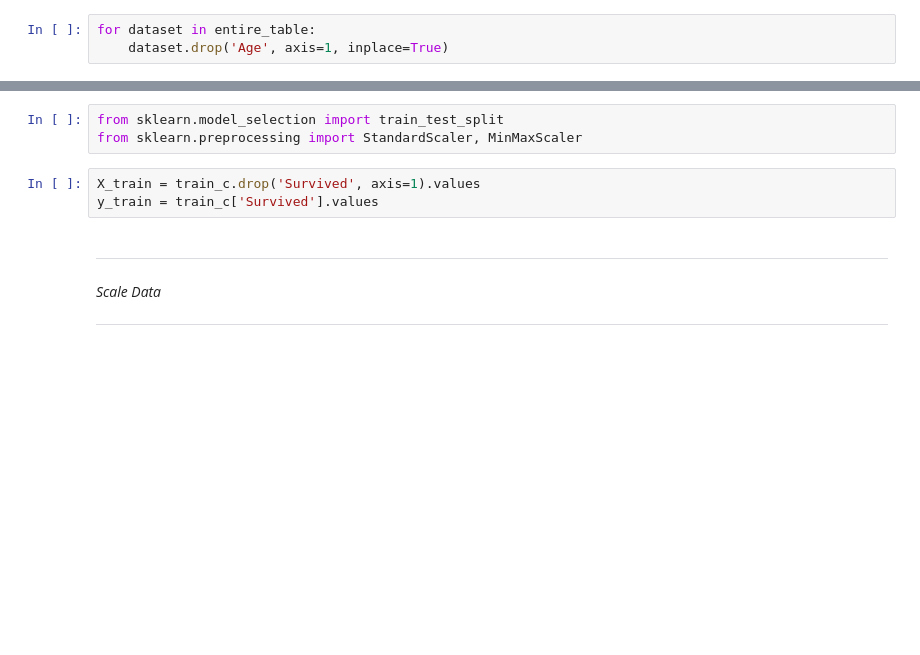
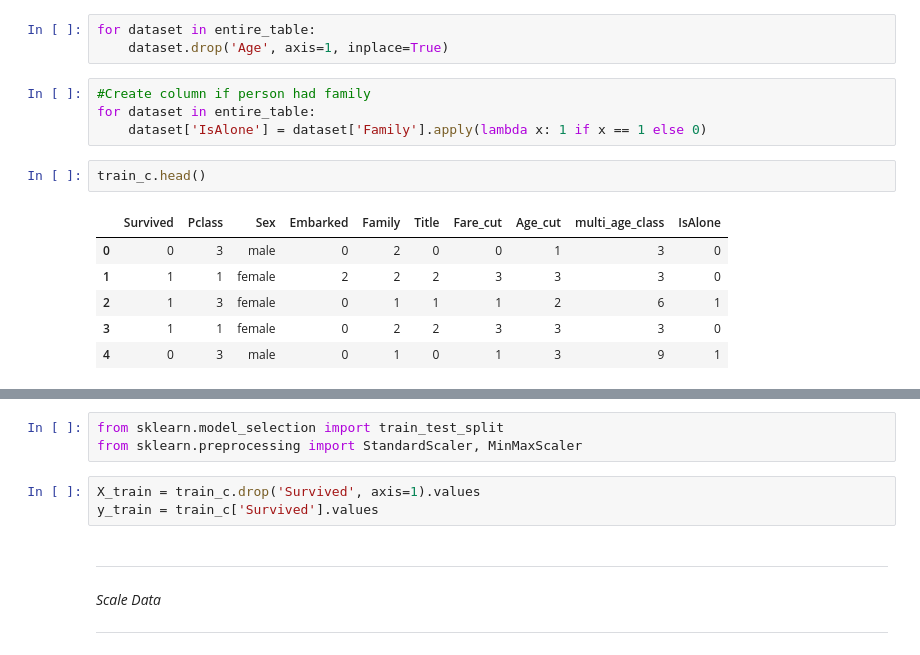
Before and after one commit to PatrykKotulak/Machine_Learning_Project, a Jupyter notebook: Titanic/Titanic_jupyter.ipynb, the cells around one changed output, grey strips where cells are left out. Saved outputs shown, nothing was run; the diff lists cells and outputs as text; blank space fills up the shorter version.

```diff
--- a/Titanic/Titanic_jupyter.ipynb
+++ b/Titanic/Titanic_jupyter.ipynb
@@ -563,6 +571,19 @@ Name: Survived, dtype: float64
 # %%
 for dataset in entire_table:
     dataset.drop('Age', axis=1, inplace=True)
+# %%
+#Create column if person had family
+for dataset in entire_table:
+    dataset['IsAlone'] = dataset['Family'].apply(lambda x: 1 if x == 1 else 0)
+# %%
+train_c.head()
+# %% [output]
+|  | Survived | Pclass | Sex | Embarked | Family | Title | Fare_cut | Age_cut | multi_age_class | IsAlone |
+| 0 | 0 | 3 | male | 0 | 2 | 0 | 0 | 1 | 3 | 0 |
+| 1 | 1 | 1 | female | 2 | 2 | 2 | 3 | 3 | 3 | 0 |
+| 2 | 1 | 3 | female | 0 | 1 | 1 | 1 | 2 | 6 | 1 |
+| 3 | 1 | 1 | female | 0 | 2 | 2 | 3 | 3 | 3 | 0 |
+| 4 | 0 | 3 | male | 0 | 1 | 0 | 1 | 3 | 9 | 1 |
 # %%
 # Split object column 'Sex'
 train_c = pd.get_dummies(data=train_c, columns=['Sex'], drop_first=True)
```
Also changed, not shown: parts of 16 cells of this notebook.
